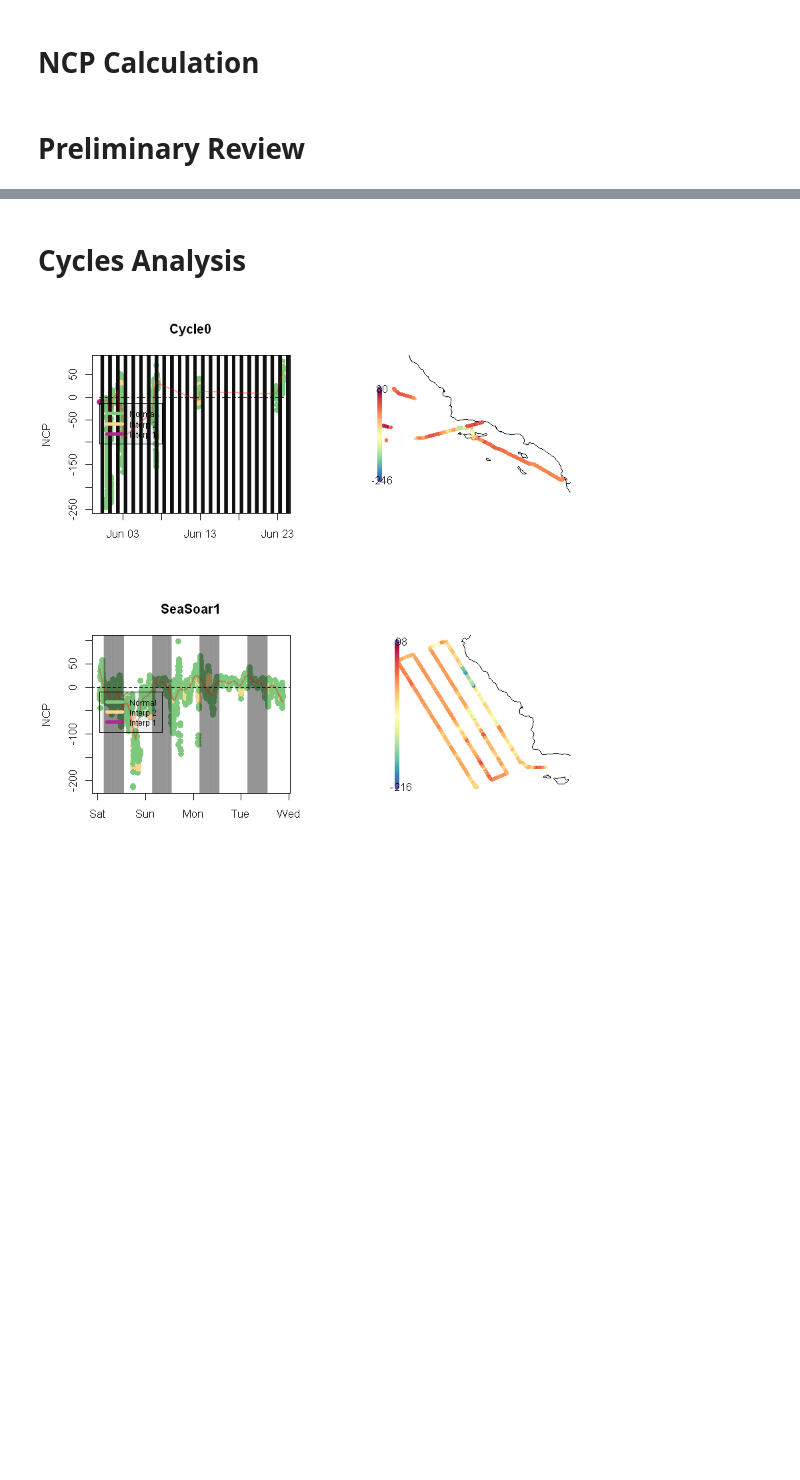
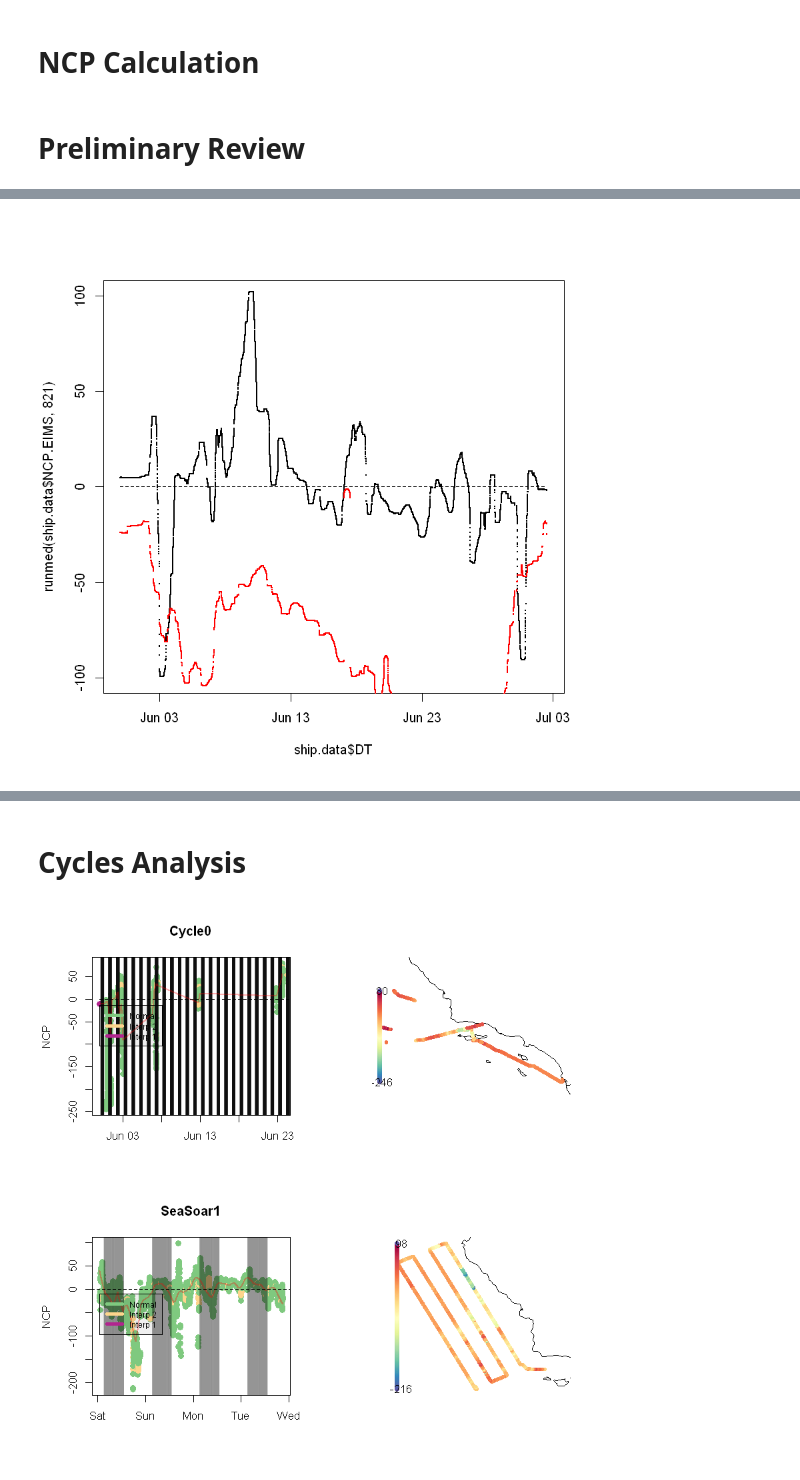
Before and after one commit to tbrycekelly/MIMS-TBK, a Jupyter notebook: Module - NCP Model.ipynb, the cells around one changed output, grey strips where cells are left out. Saved outputs shown, nothing was run; the diff lists cells and outputs as text; code cells hidden in the pictures; blank space fills up the shorter version.

```diff
--- a/Module - NCP Model.ipynb
+++ b/Module - NCP Model.ipynb
@@ -202,2 +207,9 @@ lines(c(min(ship.data$DT), max(ship.data$DT)), c(0, 0), lty=2)
+# %%
+plot(ship.data$DT, runmed(ship.data$NCP.EIMS, 821), pch=16, cex=0.2, ylim=c(-100,100))
+
+points(ship.data$DT, runmed(ship.data$NCP.MIMS, 811)/10, pch=16, cex=0.2, col='red')
+lines(c(ship.data$DT[1], max(ship.data$DT)), c(0,0), lty=2)
+# %% [output]
+[figure, added]
 # %%
 
```
Also changed, not shown: parts of 3 cells of this notebook, 15 other files.
